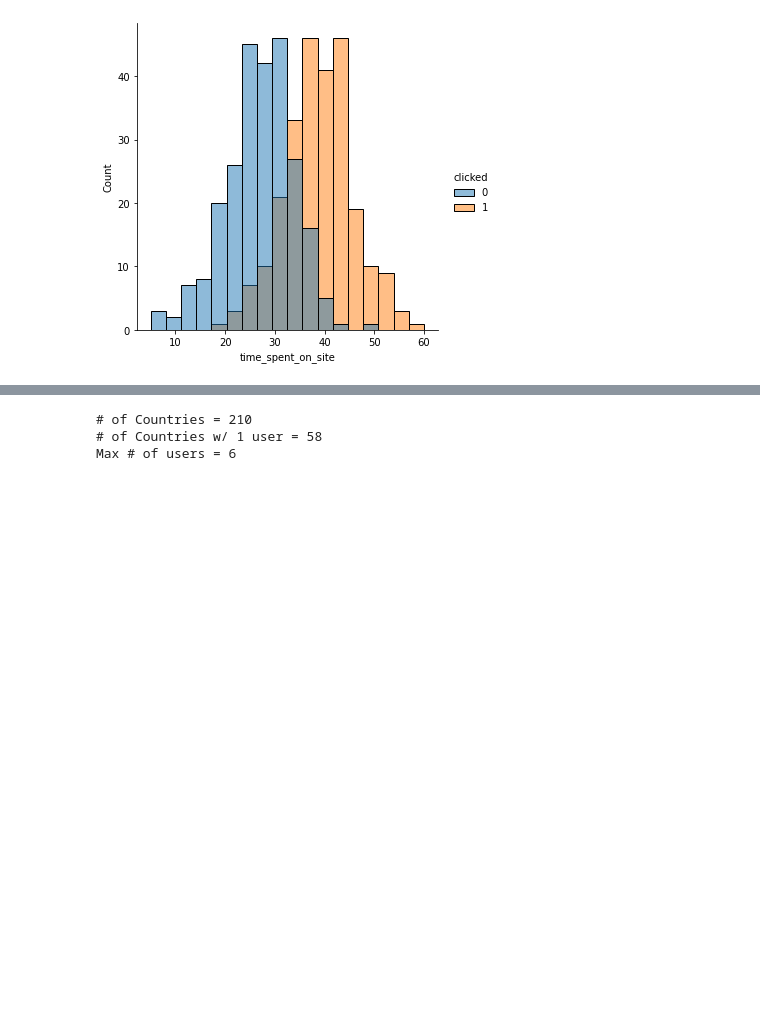
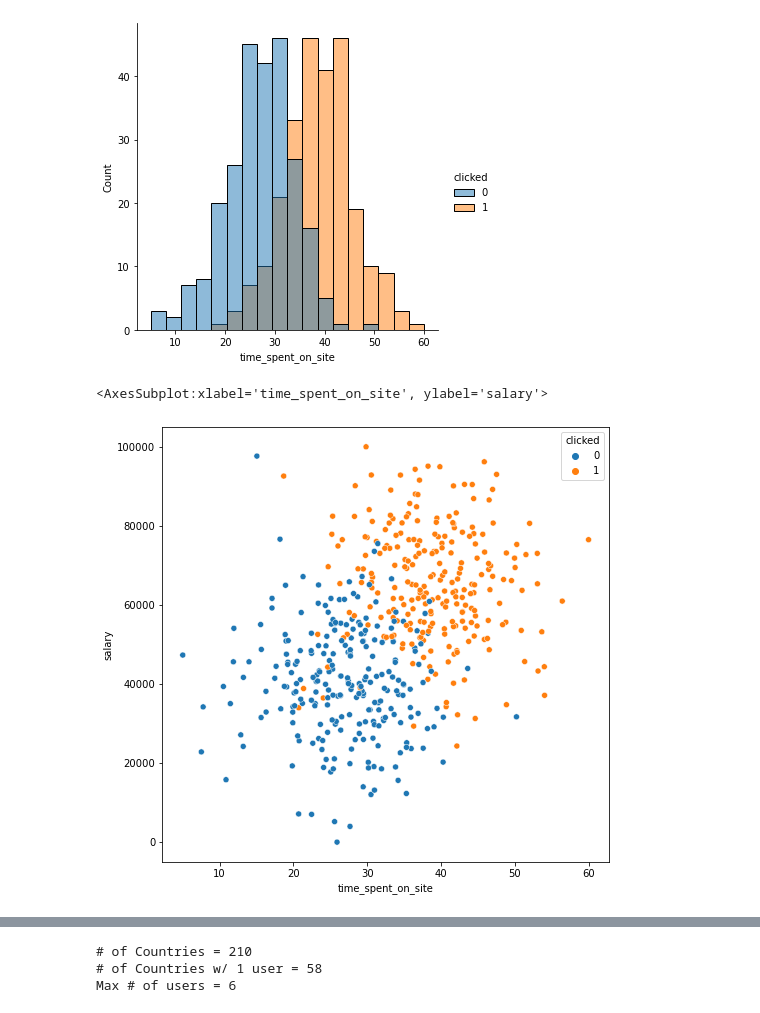
Before and after one commit to javendano585/SuperDataScience, a Jupyter notebook: Machine_Learning_Bootcamp/Facebook Ads.ipynb, the cells around one changed output, grey strips where cells are left out. Drawn from its saved outputs; the diff is of its cells as text; code cells hidden in the pictures; blank space fills up the shorter version.

```diff
--- a/Machine_Learning_Bootcamp/Facebook Ads.ipynb
+++ b/Machine_Learning_Bootcamp/Facebook Ads.ipynb
@@ -30,7 +30,7 @@ from sklearn.metrics import classification_report, confusion_matrix
 
 from joblib import dump
 # %%
-train = pd.read_csv('Course_Data\Facebook_Ads_2.csv', encoding='latin-1')
+train = pd.read_csv('Course_Data\Facebook_Ads_2.csv', encoding='ISO-8859-1')
 train = train.clean_names()
 train.head()
 # %% [output]
@@ -67,3 +67,9 @@ sns.displot(data=train, x='time_spent_on_site', hue='clicked')
 <seaborn.axisgrid.FacetGrid at 0x...>
 <Figure size 864x432 with 0 Axes>
 [figure]
+# %%
+plt.figure(figsize=(8, 8))
+sns.scatterplot(data=train, x='time_spent_on_site', y='salary', hue='clicked')
+# %% [output]
+<AxesSubplot:xlabel='time_spent_on_site', ylabel='salary'>
+[figure, added]
```
Also changed, not shown: parts of 4 cells of this notebook, 2 other files.
